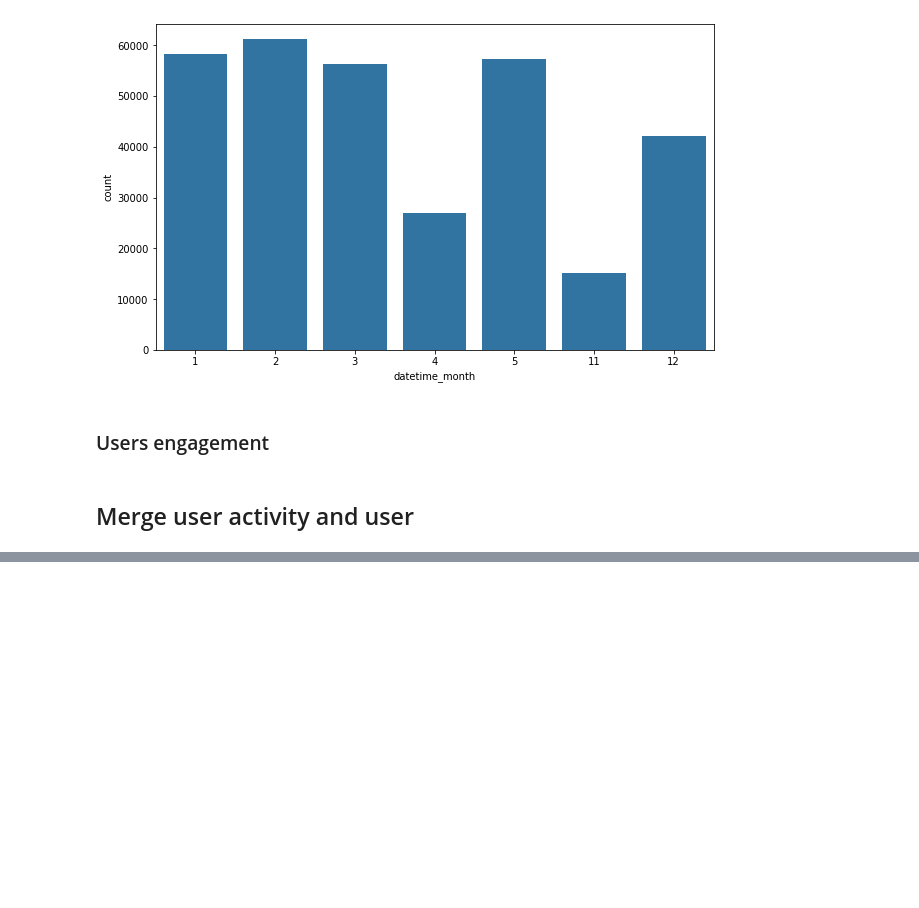
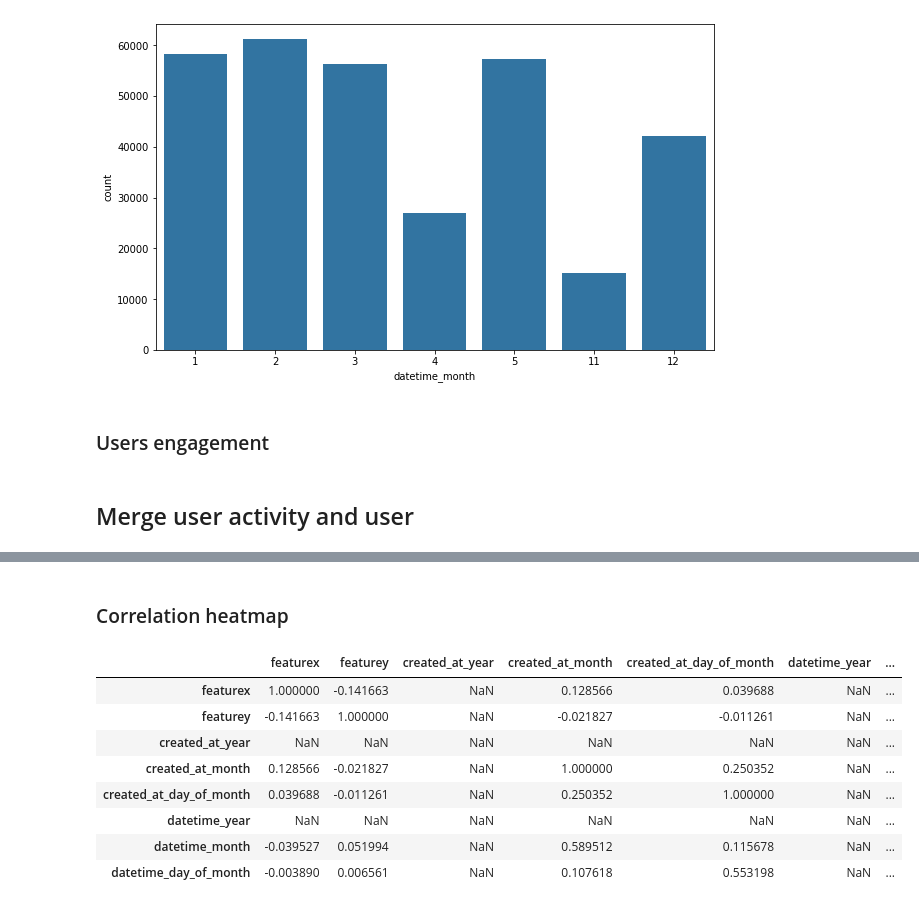
Before and after one commit to BochaberiDaisy/Zindi-New-User-Engagement-Prediction-Challenge, a Jupyter notebook: EDA.ipynb, the cells around one changed output, grey strips where cells are left out. Saved outputs shown, nothing was run; the diff lists cells and outputs as text; code cells hidden in the pictures; blank space fills up the shorter version.

```diff
--- a/EDA.ipynb
+++ b/EDA.ipynb
@@ -384,0 +465,15 @@ memory usage: 29.8+ MB
+# %% [markdown]
+### Correlation heatmap
+# %%
+corr = df.corr()
+corr
+# %% [output]
+|  | featurex | featurey | created_at_year | created_at_month | created_at_day_of_month | datetime_year | ... |
+| featurex | 1.000000 | -0.141663 | NaN | 0.128566 | 0.039688 | NaN | ... |
+| featurey | -0.141663 | 1.000000 | NaN | -0.021827 | -0.011261 | NaN | ... |
+| created_at_year | NaN | NaN | NaN | NaN | NaN | NaN | ... |
+| created_at_month | 0.128566 | -0.021827 | NaN | 1.000000 | 0.250352 | NaN | ... |
+| created_at_day_of_month | 0.039688 | -0.011261 | NaN | 0.250352 | 1.000000 | NaN | ... |
+| datetime_year | NaN | NaN | NaN | NaN | NaN | NaN | ... |
+| datetime_month | -0.039527 | 0.051994 | NaN | 0.589512 | 0.115678 | NaN | ... |
+| datetime_day_of_month | -0.003890 | 0.006561 | NaN | 0.107618 | 0.553198 | NaN | ... |
```
Also changed, not shown: parts of 19 cells of this notebook.
